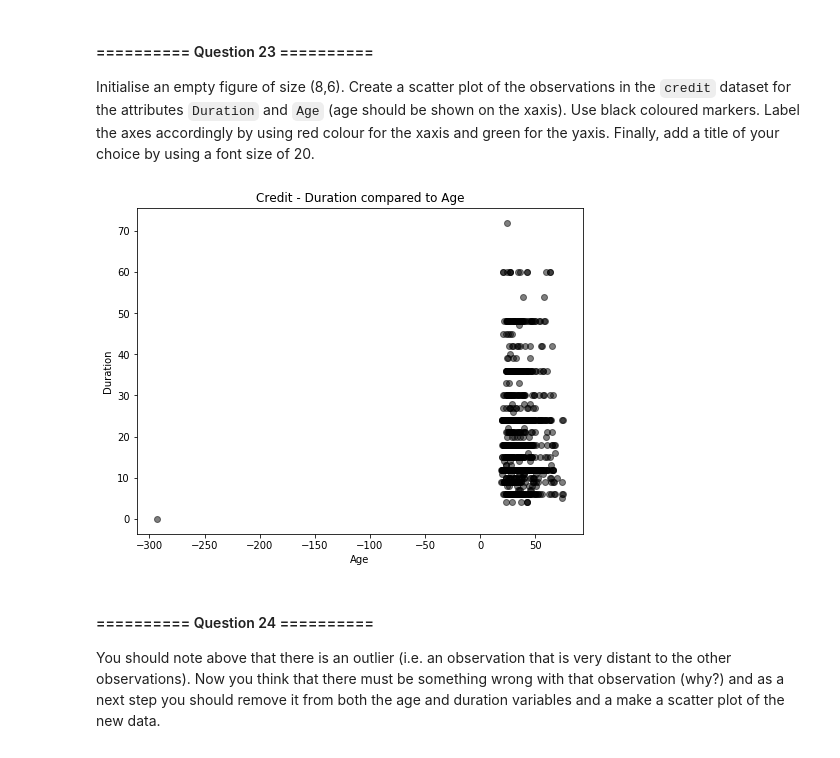
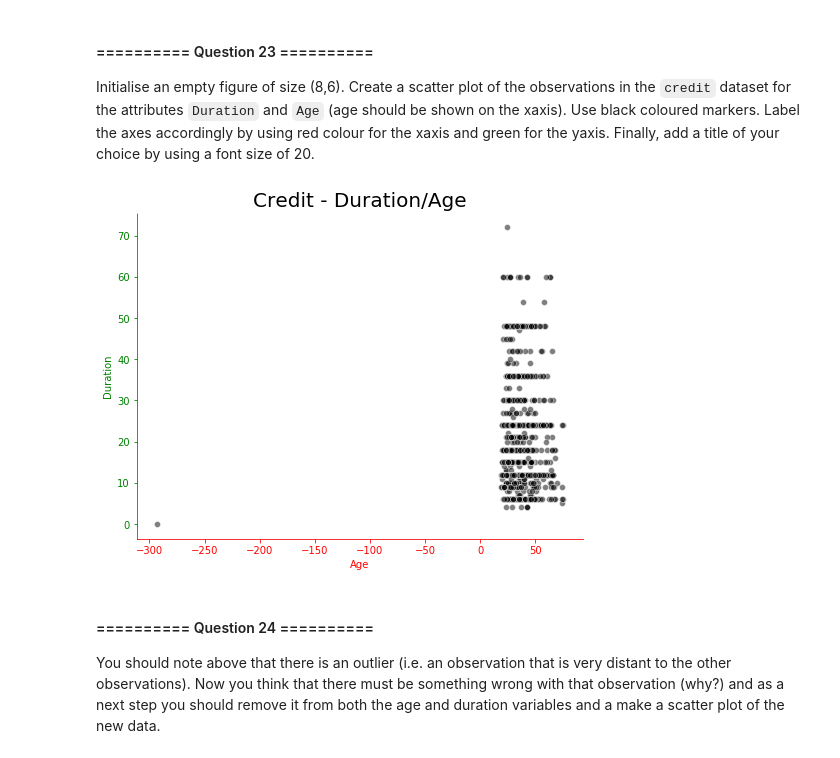
Before and after one commit to ZeroSum24/IAML2018, a Jupyter notebook: Labs/00 - Introduction.ipynb, the cells around one changed output. Drawn from its saved outputs; the diff is of its cells as text; code cells hidden in the pictures.

```diff
--- a/Labs/00 - Introduction.ipynb
+++ b/Labs/00 - Introduction.ipynb
@@ -1558,26 +1558,42 @@ Initialise an empty figure of size (8,6). Create a scatter plot of the observati
 # %%
 # Your Code goes here:
 
 # Initalising DataFrame values
 x = credit['Age']
 y = credit['Duration']
 colour = '#000000'
+pal = {'black' : colour}
 
 # Creating plot
 plt.figure(figsize=(8,6))
-plt.scatter(x, y, c=colour, alpha=0.5)
+ax = sns.scatterplot(x, y, alpha=0.5, data=credit, color="black")
 
-# ax.spines['bottom'].set_color('#dddddd')
-# ax.spines['top'].set_color('#dddddd')
-# ax.spines['right'].set_color('red')
-# ax.spines['left'].set_color('red')
+# Setting the x and y colours
+ax.spines['bottom'].set_color('red')
+ax.tick_params(axis='x', colors='red')
+ax.xaxis.label.set_color('red')
+ax.spines['left'].set_color('green')
+ax.tick_params(axis='y', colors='green')
+ax.yaxis.label.set_color('green')
 
+# ax.plot(x,y,colour=colour)
+# ax.scatter.apply(colour)
+# sns.set_color_codes(colour)
+
+# Setting the remaining colours to white
+ax.spines['top'].set_color('white')
+ax.spines['right'].set_color('white')
+
+# Adding title and labels and adjusting size
 plt.xlabel('Age')
 plt.ylabel('Duration')
-plt.title('Credit - Duration compared to Age')
+ax.title.set_text('Credit - Duration/Age')
+ax.title.set_size(20)
+
+# Displaying figure
 plt.show()
 # %% [output]
-[figure, old version]
+[figure, new version]
 # %% [markdown]
 #### ========== Question 24 ==========
 You should note above that there is an outlier (i.e. an observation that is very distant to the other observations). Now you think that there must be something wrong with that observation (why?) and as a next step you should remove it from both the age and duration variables and a make a scatter plot of the new data.
```
Also changed, not shown: parts of 1 cell of this notebook.
